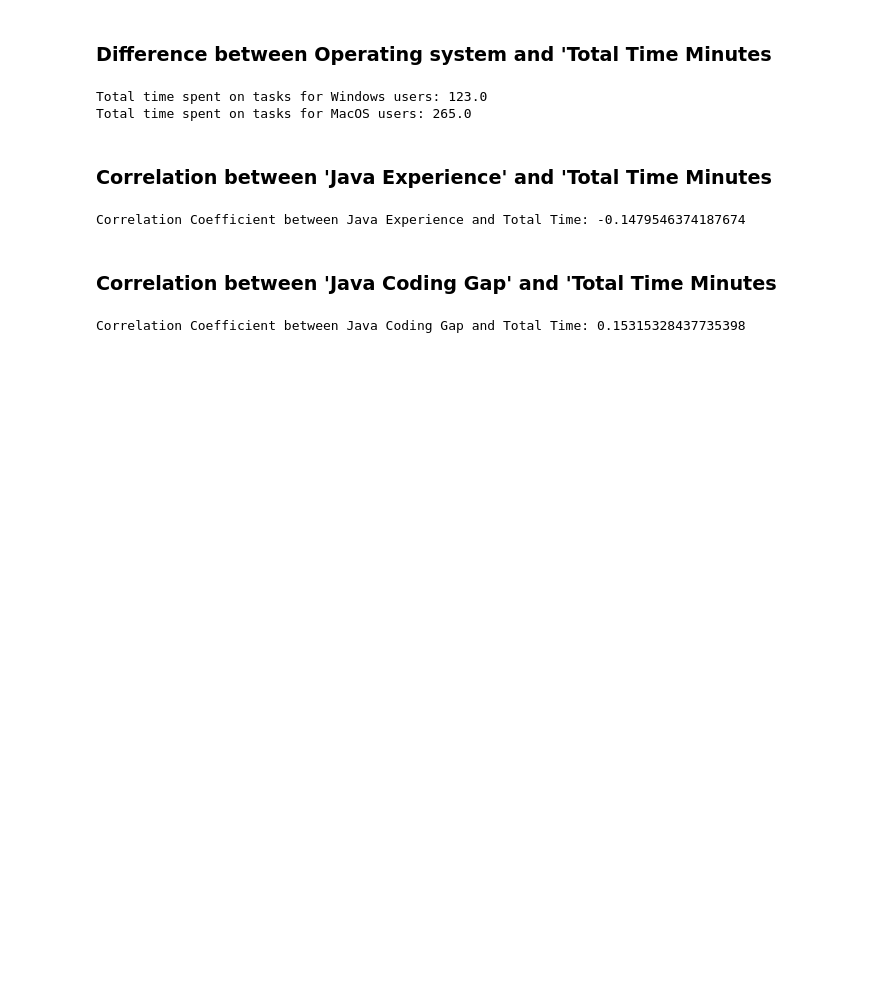
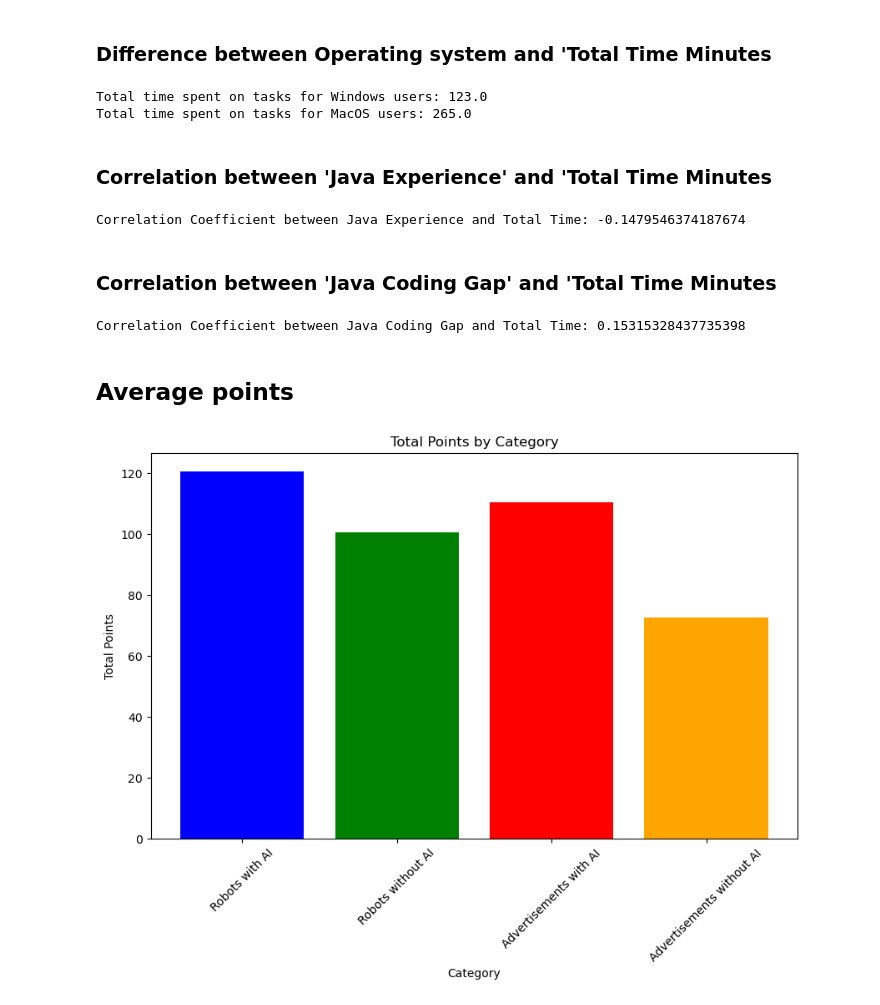
Before and after one commit to cseetreview/review_project, a Jupyter notebook: dataanalysis copy.ipynb, the cells around one changed output. Cells and saved outputs as stored; diff of their text form; code cells hidden in the pictures; blank space fills up the shorter version.

Commit message:
Update with points

```diff
--- a/dataanalysis copy.ipynb
+++ b/dataanalysis copy.ipynb
@@ -11,7 +11,7 @@ from scipy.stats import levene
 from scipy.stats import ttest_ind
 from scipy.stats import mannwhitneyu
 
-data = pd.read_csv('promptCount (3).csv', delimiter=';')
+data = pd.read_csv('promptCount (1).csv', delimiter=';')
 
 print(data.head())
 # %% [output]
@@ -463,3 +463,37 @@ correlation_coefficient_months = java_coding_gap_filtered['Java Coding Gap (Year
 print("Correlation Coefficient between Java Coding Gap and Total Time:", correlation_coefficient_months)
 # %% [output]
 Correlation Coefficient between Java Coding Gap and Total Time: 0.15315328437735398
+# %% [markdown]
+## Average points
+# %%
+# Calculate average points for each category
+robots_with_ai_avg_points = data[(data['With AI'] == 'Yes') & (data['Exam Set'] == 'Robots')]['Total Points'].mean()
+robots_without_ai_avg_points = data[(data['With AI'] == 'No') & (data['Exam Set'] == 'Robots')]['Total Points'].mean()
+ads_with_ai_avg_points = data[(data['With AI'] == 'Yes') & (data['Exam Set'] == 'Advertisements')]['Total Points'].mean()
+ads_without_ai_avg_points = data[(data['With AI'] == 'No') & (data['Exam Set'] == 'Advertisements')]['Total Points'].mean()
+
+totals = [
+    robots_with_ai_avg_points,
+    robots_without_ai_avg_points,
+    ads_with_ai_avg_points,
+    ads_without_ai_avg_points
+]
+
+# Create a list of category names
+categories = [
+    'Robots with AI',
+    'Robots without AI',
+    'Advertisements with AI',
+    'Advertisements without AI'
+]
+
+# Plotting the total points by category
+plt.figure(figsize=(10, 6))
+plt.bar(categories, totals, color=['blue', 'green', 'red', 'orange'])
+plt.xlabel('Category')
+plt.ylabel('Total Points')
+plt.title('Total Points by Category')
+plt.xticks(rotation=45)
+plt.show()
+# %% [output]
+[figure, added]
```
Also changed, not shown: parts of 3 cells of this notebook, 5 other files.
